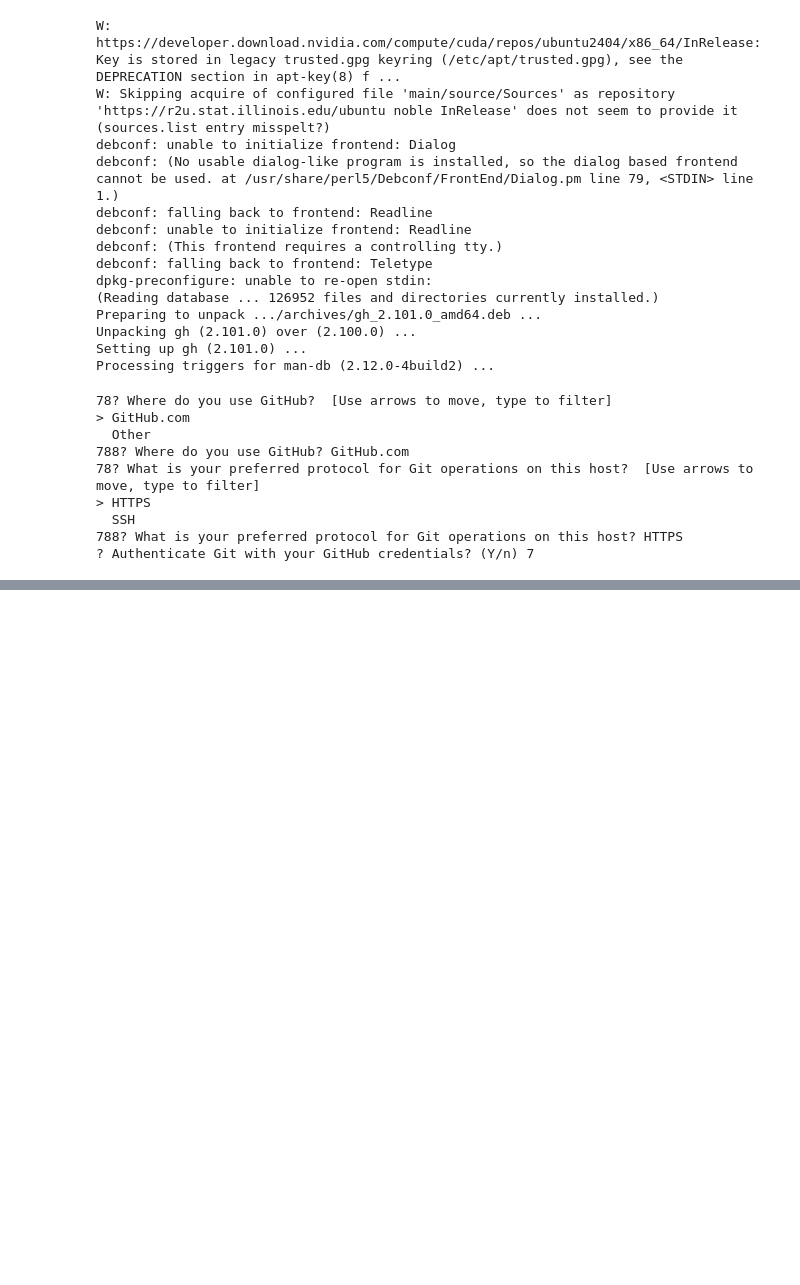
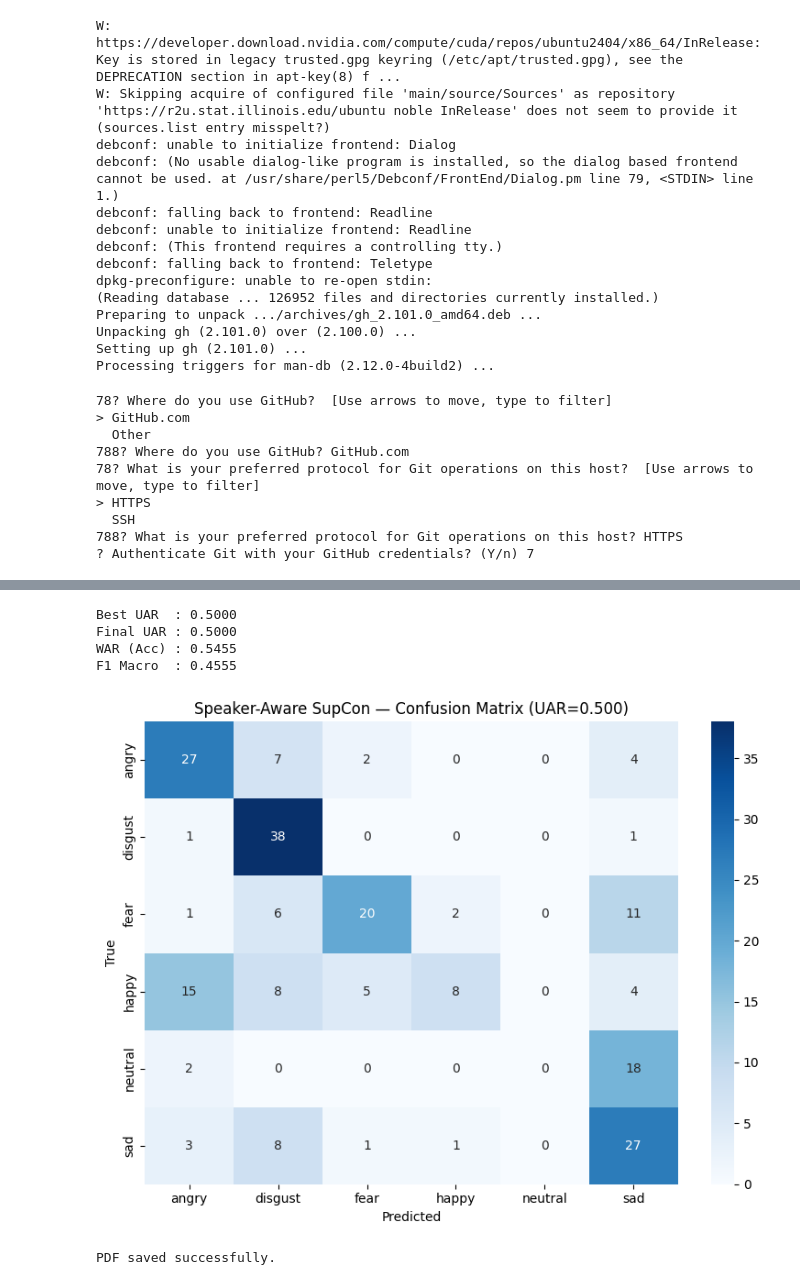
Before and after one commit to Deepthi055/Speech-Emotion-Recognition, a Jupyter notebook: notebooks/wavlm_ce_training.ipynb, the cells around one changed output, grey strips where cells are left out. Cells and saved outputs as stored; diff of their text form; code cells hidden in the pictures; blank space fills up the shorter version.

```diff
--- a/notebooks/wavlm_ce_training.ipynb
+++ b/notebooks/wavlm_ce_training.ipynb
@@ -843,0 +882,59 @@ Processing triggers for man-db (2.12.0-4build2) ...
+# %%
+import json
+import numpy as np
+import matplotlib.pyplot as plt
+import seaborn as sns
+
+with open('runs/wavlm_speaker_supcon/results.json') as f:
+    r = json.load(f)
+
+print(f"Best UAR  : {r['best_uar']:.4f}")
+print(f"Final UAR : {r['final_val_uar']:.4f}")
+print(f"WAR (Acc) : {r['final_val_war']:.4f}")
+print(f"F1 Macro  : {r['final_val_f1_macro']:.4f}")
+
+EMOTION_LABELS = ['angry', 'disgust', 'fear', 'happy', 'neutral', 'sad']
+
+cm = np.array(r['confusion_matrix'])
+
+fig, ax = plt.subplots(figsize=(8, 6))
+
+sns.heatmap(
+    cm,
+    annot=True,
+    fmt='d',
+    cmap='Blues',
+    xticklabels=EMOTION_LABELS,
+    yticklabels=EMOTION_LABELS,
+    ax=ax
+)
+
+ax.set_xlabel('Predicted')
+ax.set_ylabel('True')
+ax.set_title(
+    f"Speaker-Aware SupCon — Confusion Matrix (UAR={r['best_uar']:.3f})"
+)
+
+plt.tight_layout()
+
+plt.savefig(
+    'runs/wavlm_speaker_supcon/confusion_matrix.png',
+    dpi=150
+)
+
+plt.show()
+# %% [output]
+Best UAR  : 0.5000
+Final UAR : 0.5000
+WAR (Acc) : 0.5455
+F1 Macro  : 0.4555
+[figure, added]
+# %%
+from matplotlib.backends.backend_pdf import PdfPages
+
+with PdfPages('runs/wavlm_speaker_supcon/confusion_matrix.pdf') as pdf:
+    pdf.savefig(fig, bbox_inches='tight')
+
+print("PDF saved successfully.")
+# %% [output]
+PDF saved successfully.
```
Also changed, not shown: parts of 6 cells of this notebook.
